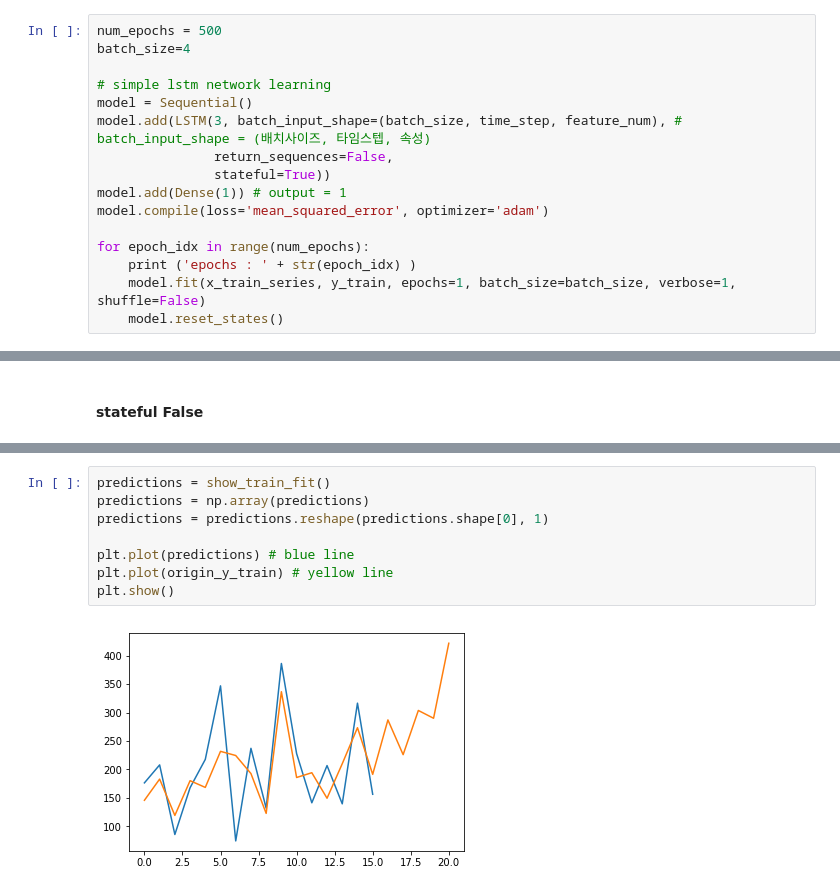
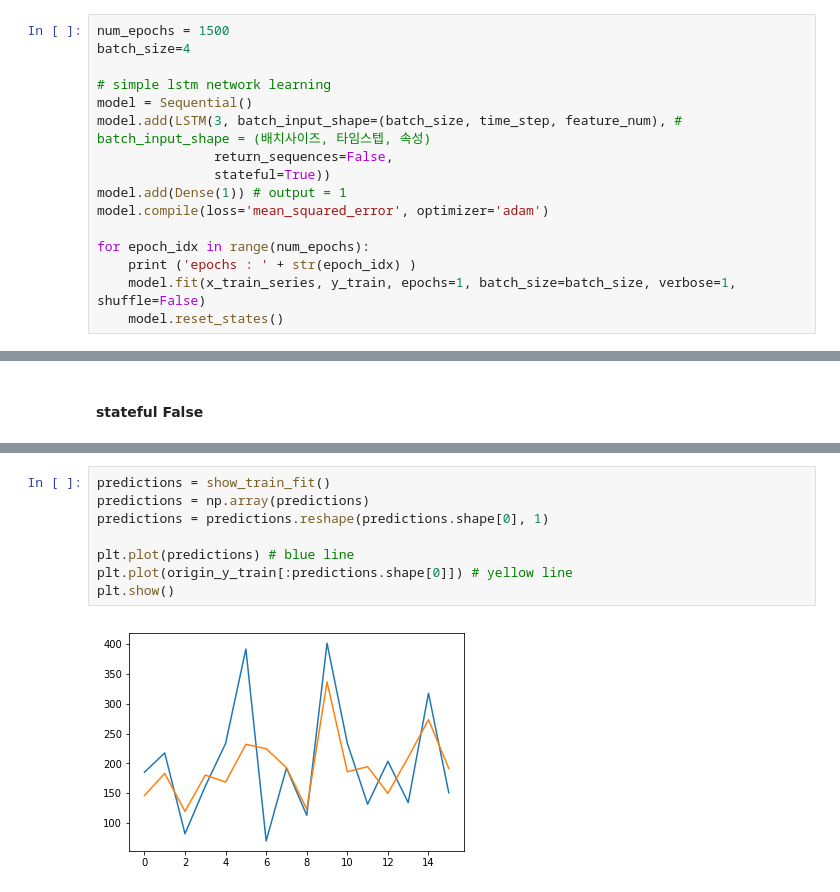
Before and after one commit to yoonkt200/tutorial-keras-deeplearning, a Jupyter notebook: 05-LSTM-keras/keras-lstm-series-tutorial.ipynb, the cells around one changed output, grey strips where cells are left out. Saved outputs shown, nothing was run; the diff lists cells and outputs as text.

```diff
--- a/05-LSTM-keras/keras-lstm-series-tutorial.ipynb
+++ b/05-LSTM-keras/keras-lstm-series-tutorial.ipynb
@@ -505,7 +507,7 @@ SVG(model_to_dot(model, show_shapes=True).create(prog='dot', format='svg'))
 # %% [markdown]
 #### stateful True
 # %%
-num_epochs = 500
+num_epochs = 1500
 batch_size=4
 
 # simple lstm network learning
@@ -616,13 +620,13 @@ Epoch 500/500
 # %%
 predictions = show_train_fit()
 predictions = np.array(predictions)
 predictions = predictions.reshape(predictions.shape[0], 1)
 
 plt.plot(predictions) # blue line
-plt.plot(origin_y_train) # yellow line
+plt.plot(origin_y_train[:predictions.shape[0]]) # yellow line
 plt.show()
 # %% [output]
-[figure, old version]
+[figure, new version]
 # %%
 predictions = show_test_fit()
 predictions = np.array(predictions)
```
Also changed, not shown: parts of 6 cells of this notebook, 1 other file.
